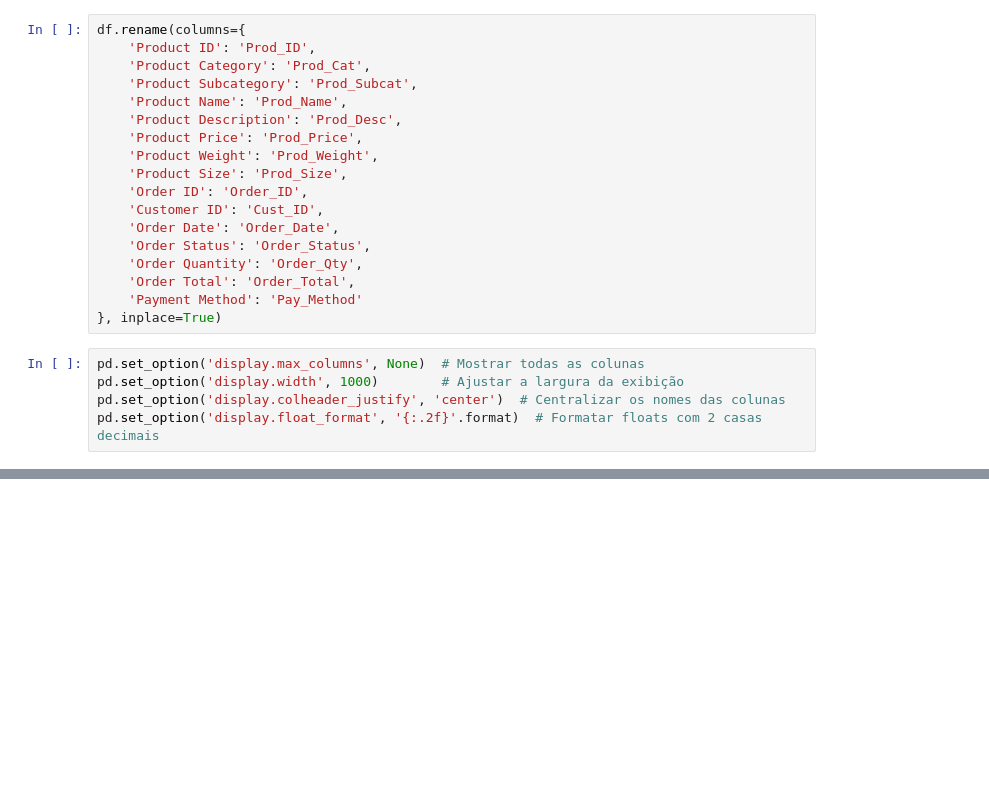
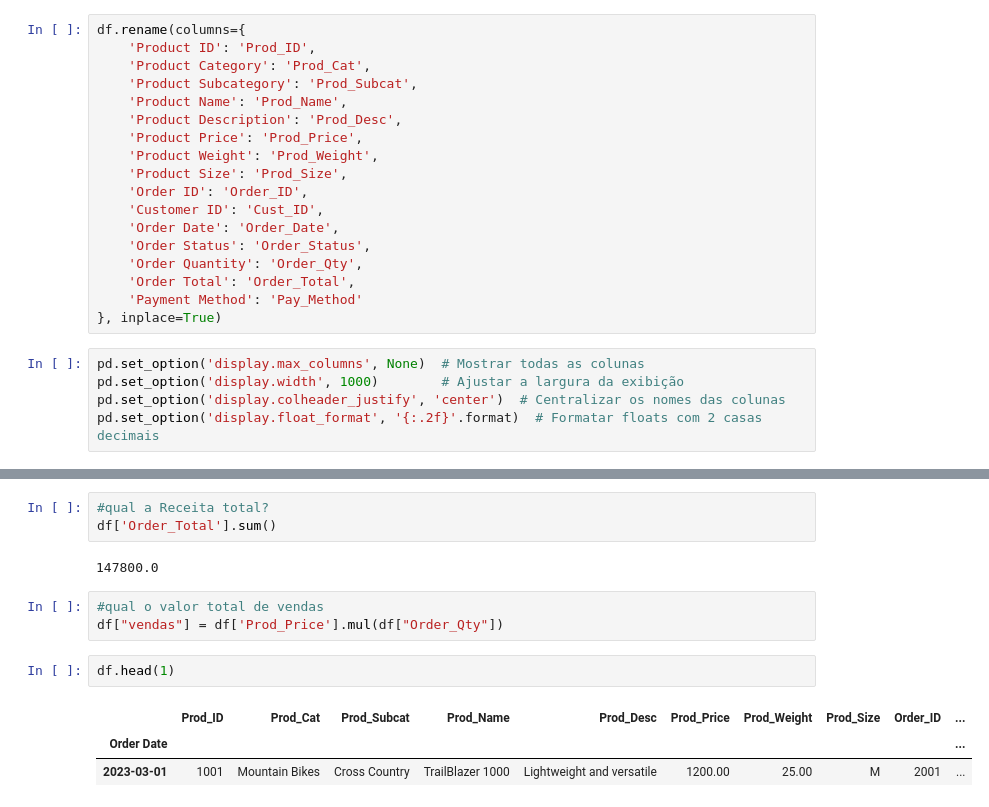
Before and after one commit to cibelemoraes/Ci-ncia-de-dados, a Jupyter notebook: Análise_Exploratória_Pandas.ipynb, the cells around one changed output, grey strips where cells are left out. Saved outputs shown, nothing was run; the diff lists cells and outputs as text; blank space fills up the shorter version.

```diff
--- a/Análise_Exploratória_Pandas.ipynb
+++ b/Análise_Exploratória_Pandas.ipynb
@@ -59,3 +59,17 @@ df.head(5)
 | 2023-03-03 | 1003 | Road Bikes | Racing | SpeedMaster 1000 | Agile and aerodynamic road bike | 1800.00 | 18.00 | M | 2003 | ... |
 | 2023-03-04 | 1004 | Road Bikes | Racing | SpeedMaster 2000 | Premium racing road bike | 2100.00 | 16.00 | L | 2004 | ... |
 | 2023-03-05 | 1005 | Touring Bikes | Long Distance | Explorer 1000 | Comfortable and durable touring bike | 1300.00 | 27.00 | M | 2005 | ... |
+# %%
+#qual a Receita total?
+df['Order_Total'].sum()
+# %% [output]
+147800.0
+# %%
+#qual o valor total de vendas
+df["vendas"] = df['Prod_Price'].mul(df["Order_Qty"])
+# %%
+df.head(1)
+# %% [output]
+|  | Prod_ID | Prod_Cat | Prod_Subcat | Prod_Name | Prod_Desc | Prod_Price | Prod_Weight | Prod_Size | Order_ID | ... |
+| Order Date |  |  |  |  |  |  |  |  |  | ... |
+| 2023-03-01 | 1001 | Mountain Bikes | Cross Country | TrailBlazer 1000 | Lightweight and versatile | 1200.00 | 25.00 | M | 2001 | ... |
```
Also changed, not shown: parts of 2 cells of this notebook.
